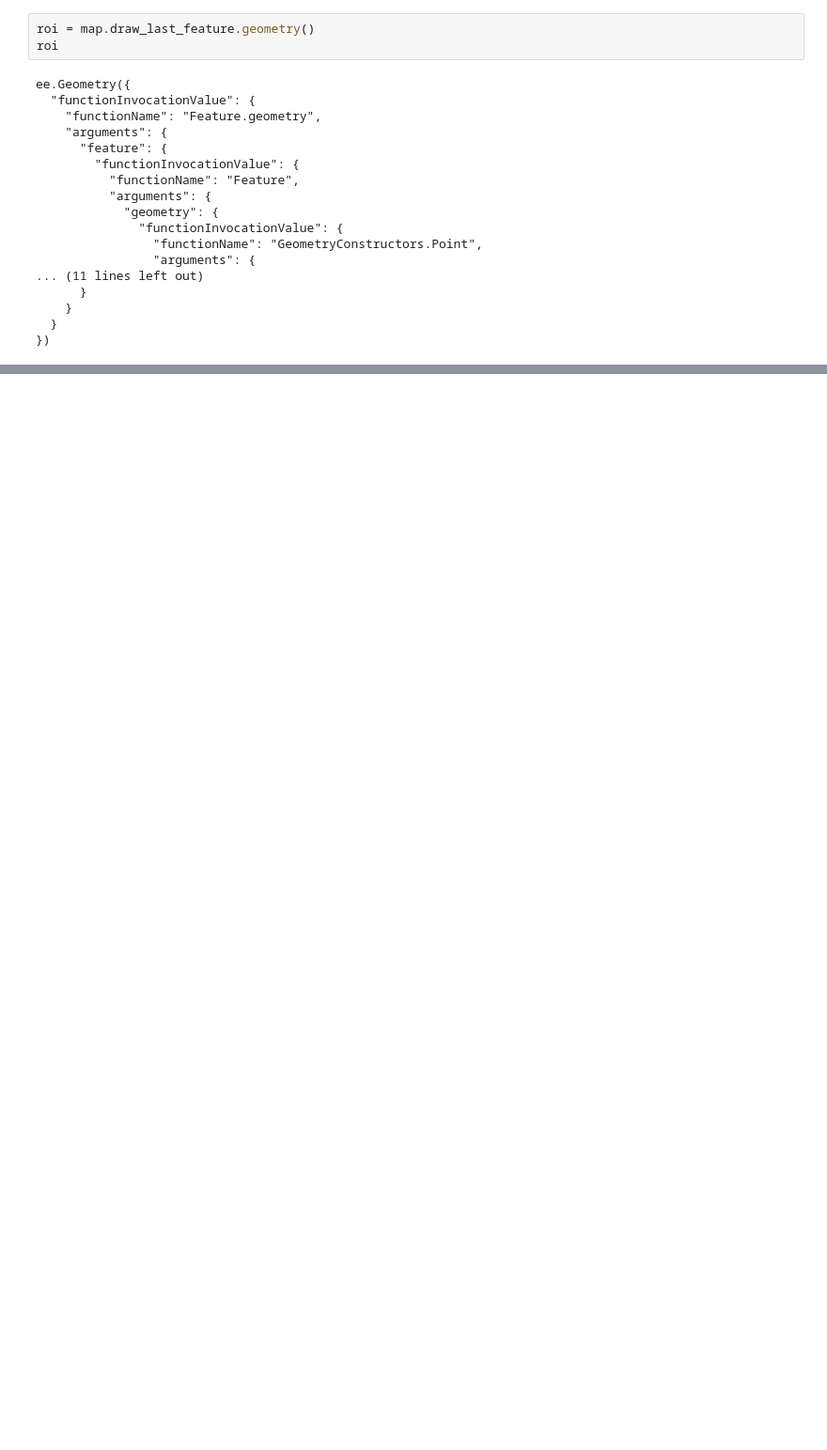
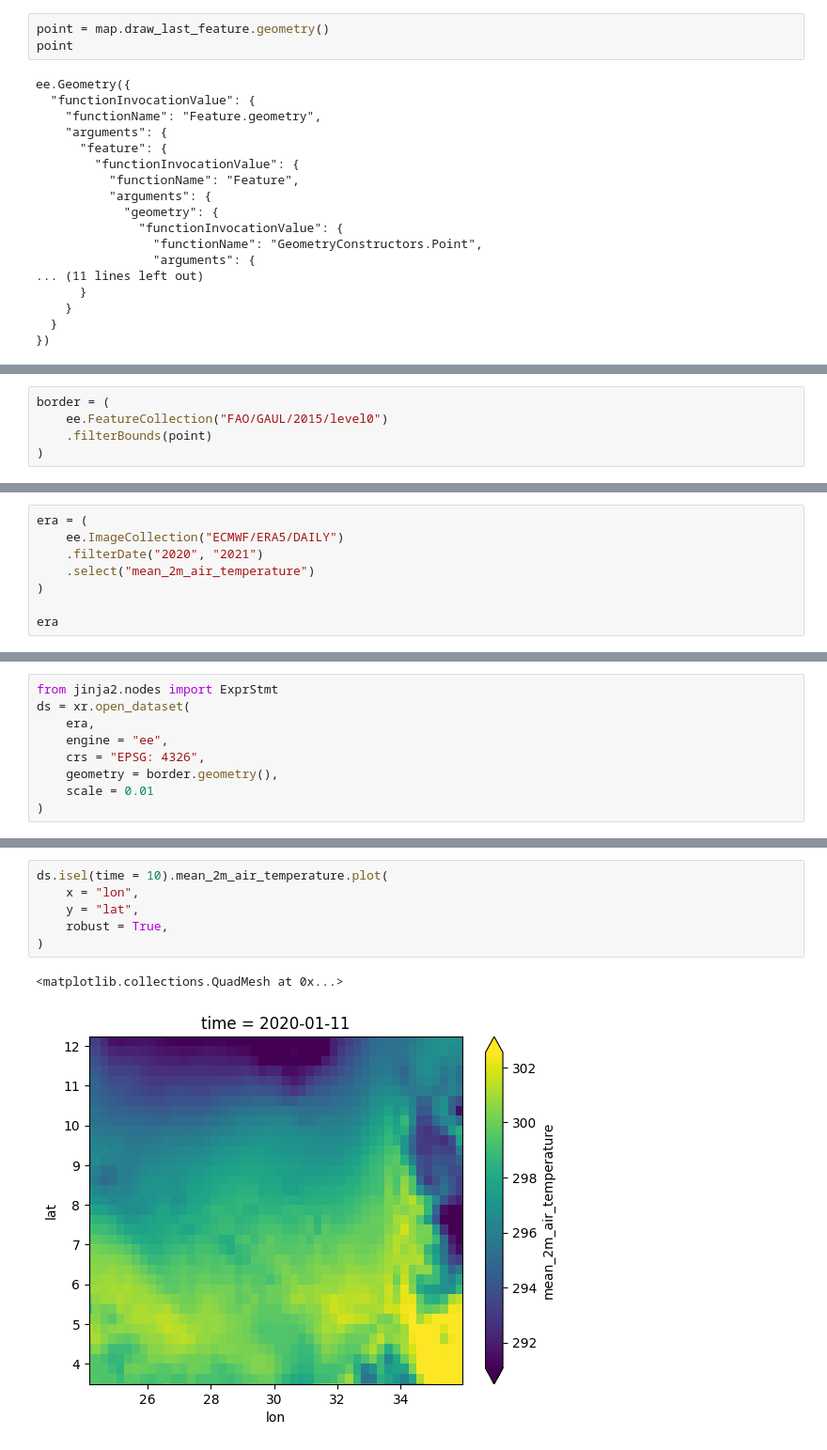
Before and after one commit to Litang23/earthengine-community, a Jupyter notebook: docs/notebooks/00_ee_auth_colab.ipynb, the cells around one changed output, grey strips where cells are left out. Shown at 94% size. Saved outputs shown, nothing was run; the diff lists cells and outputs as text; blank space fills up the shorter version.

```diff
--- a/docs/notebooks/00_ee_auth_colab.ipynb
+++ b/docs/notebooks/00_ee_auth_colab.ipynb
@@ -52,8 +79,8 @@ map
 # %% [output]
 Map(center=[0, 0], controls=(WidgetControl(options=['position', 'transparent_bg'], position='topright', transp…
 # %%
-roi = map.draw_last_feature.geometry()
-roi
+point = map.draw_last_feature.geometry()
+point
 # %% [output]
 ee.Geometry({
   "functionInvocationValue": {
@@ -87,0 +102,5 @@ pr = (
+# %%
+border = (
+    ee.FeatureCollection("FAO/GAUL/2015/level0")
+    .filterBounds(point)
+)
@@ -87,0 +115,8 @@ pr = (
+# %%
+era = (
+    ee.ImageCollection("ECMWF/ERA5/DAILY")
+    .filterDate("2020", "2021")
+    .select("mean_2m_air_temperature")
+)
+
+era
@@ -87,0 +125,9 @@ pr = (
+# %%
+from jinja2.nodes import ExprStmt
+ds = xr.open_dataset(
+    era,
+    engine = "ee",
+    crs = "EPSG: 4326",
+    geometry = border.geometry(),
+    scale = 0.01
+)
@@ -88 +154,10 @@ pr = (
+# %%
+ds.isel(time = 10).mean_2m_air_temperature.plot(
+    x = "lon",
+    y = "lat",
+    robust = True,
+)
+# %% [output]
+<matplotlib.collections.QuadMesh at 0x...>
+[figure, added]
 # %%
```
Also changed, not shown: parts of 24 cells of this notebook.
